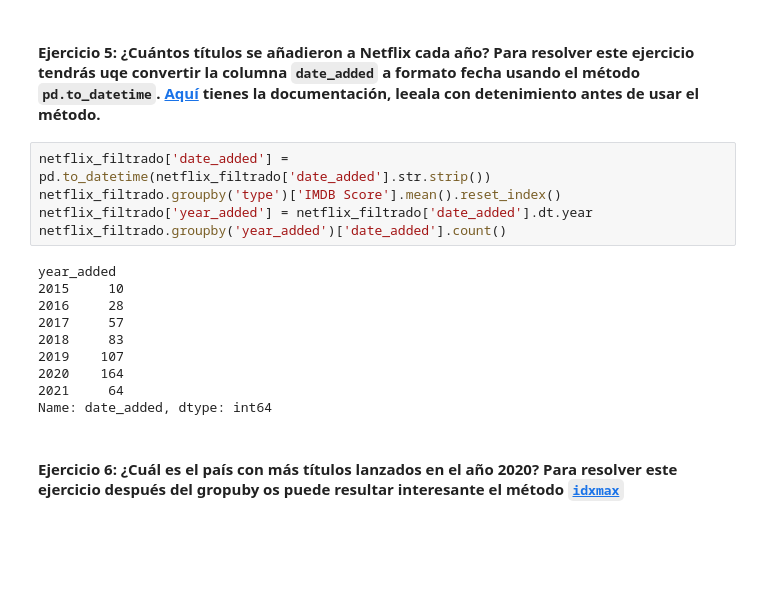
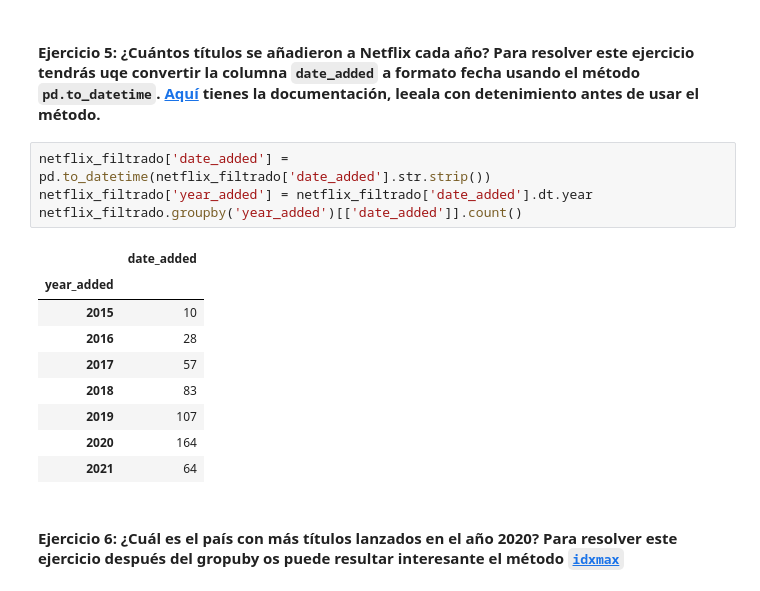
Before and after one commit to ngcarvajall/filtrado_groupby, a Jupyter notebook: laboratorio-modulo2-leccion03-groupby.ipynb, the cells around one changed output. Cells and saved outputs as stored; diff of their text form; blank space fills up the shorter version.

```diff
--- a/laboratorio-modulo2-leccion03-groupby.ipynb
+++ b/laboratorio-modulo2-leccion03-groupby.ipynb
@@ -92,19 +92,18 @@ condicion_imdb
 #### Ejercicio 5: ¿Cuántos títulos se añadieron a Netflix cada año? Para resolver este ejercicio tendrás uqe convertir la columna `date_added` a formato fecha usando el método `pd.to_datetime`. [Aquí](https://pandas.pydata.org/docs/reference/api/pandas.to_datetime.html) tienes la documentación, leeala con detenimiento antes de usar el método.
 # %%
 netflix_filtrado['date_added'] = pd.to_datetime(netflix_filtrado['date_added'].str.strip())
-netflix_filtrado.groupby('type')['IMDB Score'].mean().reset_index()
 netflix_filtrado['year_added'] = netflix_filtrado['date_added'].dt.year
-netflix_filtrado.groupby('year_added')['date_added'].count()
+netflix_filtrado.groupby('year_added')[['date_added']].count()
 # %% [output]
-year_added
-2015     10
-2016     28
-2017     57
-2018     83
-2019    107
-2020    164
-2021     64
-Name: date_added, dtype: int64
+|  | date_added |
+| year_added |  |
+| 2015 | 10 |
+| 2016 | 28 |
+| 2017 | 57 |
+| 2018 | 83 |
+| 2019 | 107 |
+| 2020 | 164 |
+| 2021 | 64 |
 # %% [markdown]
 #### Ejercicio 6: ¿Cuál es el país con más títulos lanzados en el año 2020? Para resolver este ejercicio después del gropuby os puede resultar interesante el método [`idxmax`](https://pandas.pydata.org/docs/reference/api/pandas.DataFrame.idxmax.html)
 # %%
```
Also changed, not shown: parts of 2 cells of this notebook, 1 other file.
